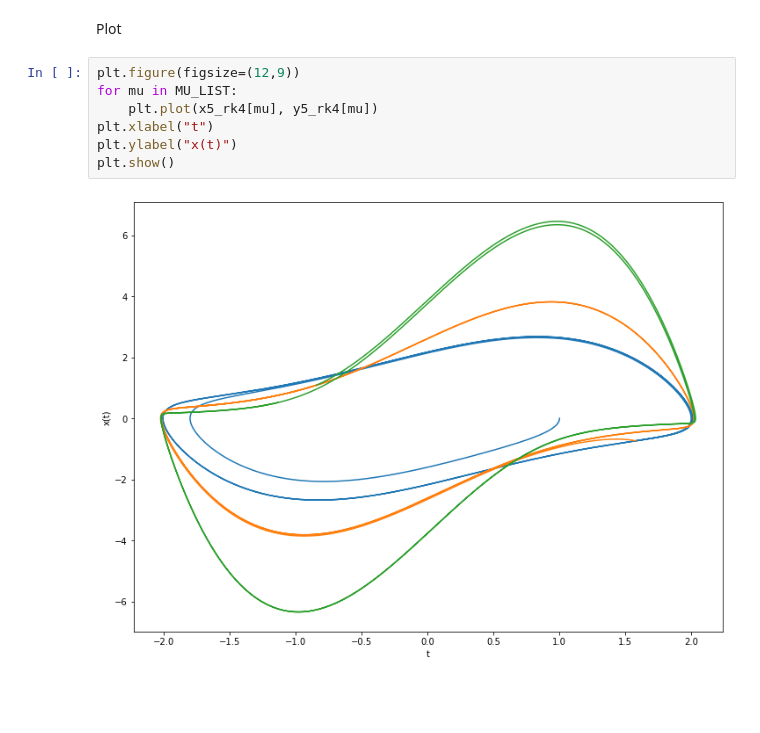
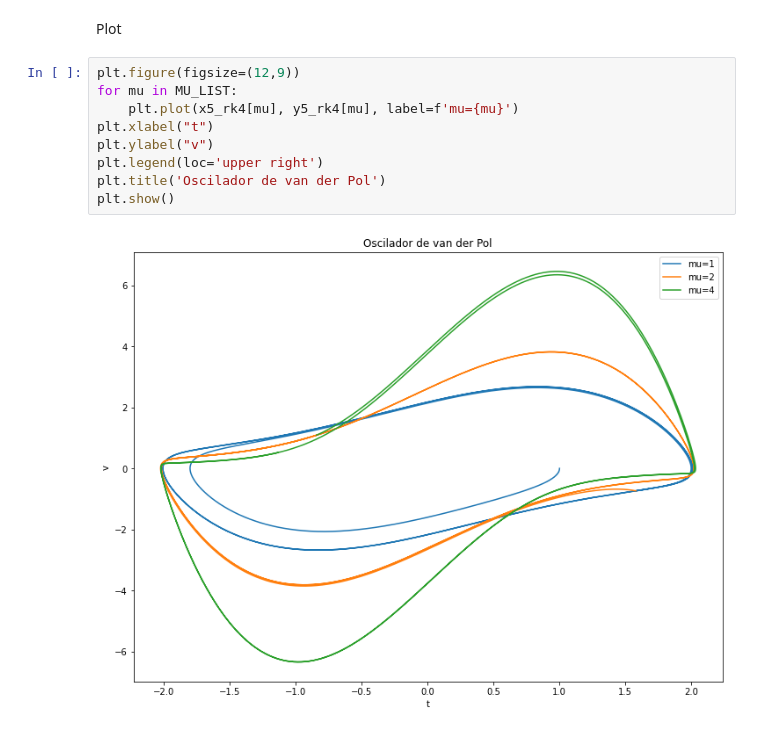
Before and after one commit to felipe-gm/-ifusp_fiscomp_2, a Jupyter notebook: 2020_03_25/Questao3.ipynb, the cells around one changed output. Drawn from its saved outputs; the diff is of its cells as text; blank space fills up the shorter version.

```diff
--- a/2020_03_25/Questao3.ipynb
+++ b/2020_03_25/Questao3.ipynb
@@ -197,9 +201,11 @@ Plot
 # %%
 plt.figure(figsize=(12,9))
 for mu in MU_LIST:
-    plt.plot(x5_rk4[mu], y5_rk4[mu])
+    plt.plot(x5_rk4[mu], y5_rk4[mu], label=f'mu={mu}')
 plt.xlabel("t")
-plt.ylabel("x(t)")
+plt.ylabel("v")
+plt.legend(loc='upper right')
+plt.title('Oscilador de van der Pol')
 plt.show()
 # %% [output]
-[figure, old version]
+[figure, new version]
```
Also changed, not shown: parts of 5 cells of this notebook.
